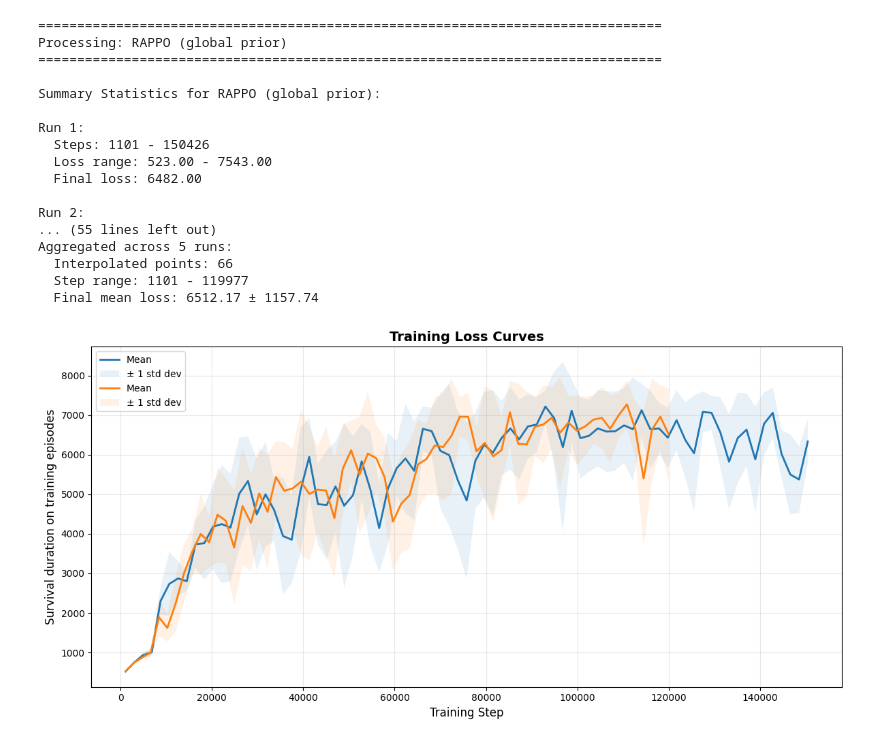
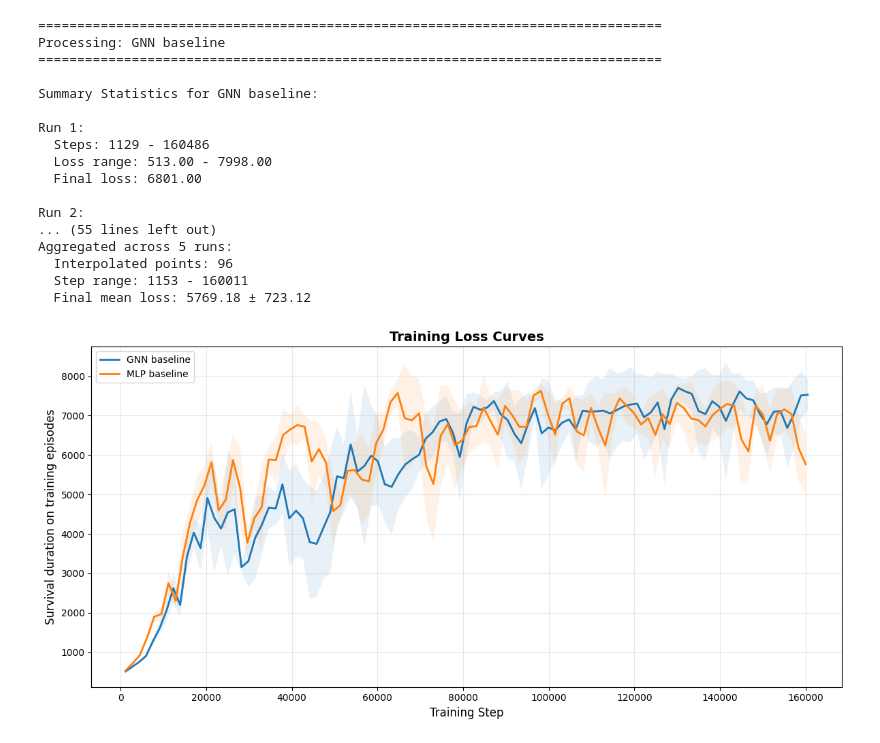
Before and after one commit to HansDampf37/NRI-for-explainable-RL-in-Power-Grids, a Jupyter notebook: src/visualization/training_curves.ipynb, the cells around one changed output. Drawn from its saved outputs; the diff is of its cells as text; code cells hidden in the pictures.

Commit message:
Plot curves for baselines

```diff
--- a/src/visualization/training_curves.ipynb
+++ b/src/visualization/training_curves.ipynb
@@ -73,52 +90,51 @@ for method_name, csv_paths in methods.items():
     std_values = np.std(values_matrix, axis=0)
 
     # Plot mean line
-    plt.plot(common_steps, mean_values, linewidth=2, label='Mean')
+    plt.plot(common_steps, mean_values, linewidth=2, label=f'{method_name}')
 
     # Plot shaded area for variance (mean ± std)
     plt.fill_between(common_steps,
                      mean_values - std_values,
                      mean_values + std_values,
-                     alpha=0.1,
-                     label='± 1 std dev')
+                     alpha=0.1)
 
     # Print summary statistics
     print(f"\nSummary Statistics for {method_name}:")
     for i, df in enumerate(all_curves):
         print(f"\nRun {i+1}:")
         print(f"  Steps: {df['Step'].min()} - {df['Step'].max()}")
         print(f"  Loss range: {df['Value'].min():.2f} - {df['Value'].max():.2f}")
         print(f"  Final loss: {df['Value'].iloc[-1]:.2f}")
 
     print(f"\nAggregated across {num_runs} runs:")
     print(f"  Interpolated points: {len(common_steps)}")
     print(f"  Step range: {min_step} - {max_step}")
     print(f"  Final mean loss: {mean_values[-1]:.2f} ± {std_values[-1]:.2f}")
 
 plt.xlabel('Training Step', fontsize=12)
 plt.ylabel('Survival duration on training episodes', fontsize=12)
 plt.title(f'Training Loss Curves', fontsize=14, fontweight='bold')
 plt.legend()
 plt.grid(True, alpha=0.3)
 plt.tight_layout()
 plt.show()
 # %% [output]
 ================================================================================
-Processing: RAPPO (global prior)
+Processing: GNN baseline
 ================================================================================
 
-Summary Statistics for RAPPO (global prior):
+Summary Statistics for GNN baseline:
 
 Run 1:
-  Steps: 1101 - 150426
-  Loss range: 523.00 - 7543.00
-  Final loss: 6482.00
+  Steps: 1129 - 160486
+  Loss range: 513.00 - 7998.00
+  Final loss: 6801.00
 
 Run 2:
 ... (55 lines left out)
 Aggregated across 5 runs:
-  Interpolated points: 66
-  Step range: 1101 - 119977
-  Final mean loss: 6512.17 ± 1157.74
+  Interpolated points: 96
+  Step range: 1153 - 160011
+  Final mean loss: 5769.18 ± 723.12
-[figure, old version]
+[figure, new version]
 # %%
```
Also changed, not shown: parts of 3 cells of this notebook.
